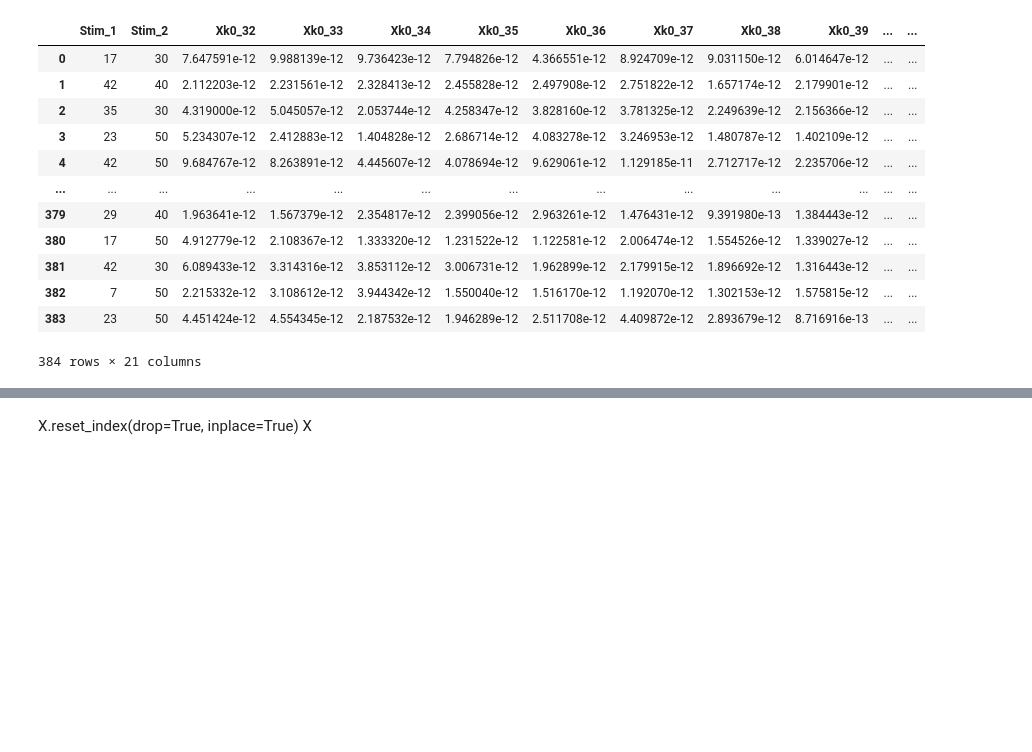
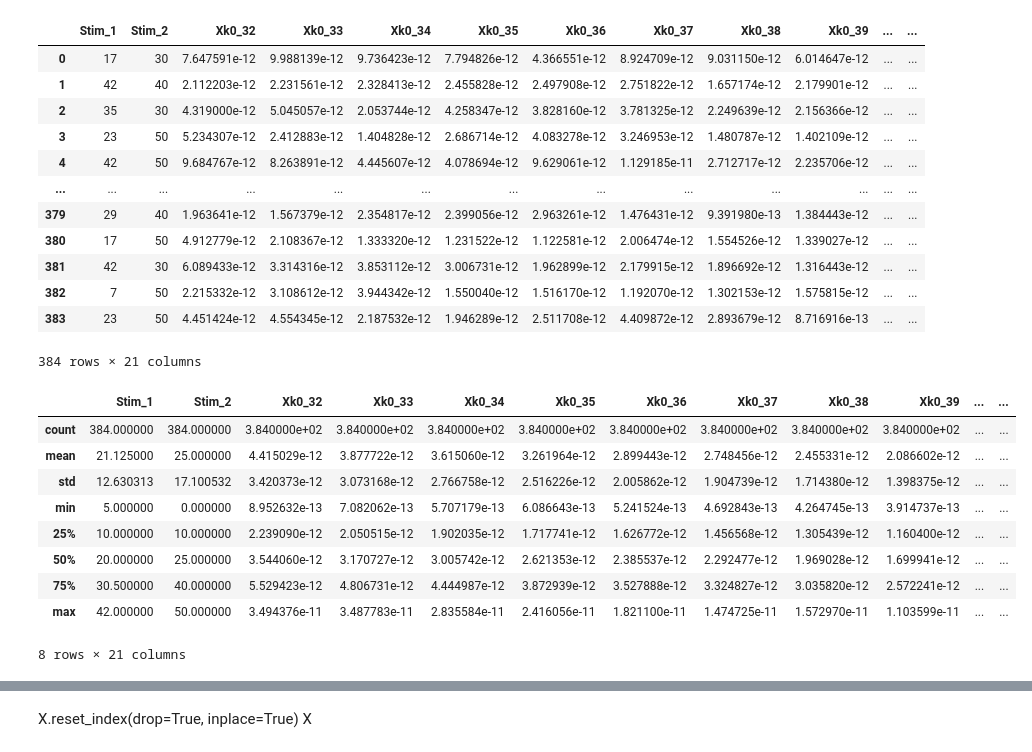
Before and after one commit to Simurgh818/NeuroGaussianProcess, a Jupyter notebook: GP_Anastheisa_vs_Awake.ipynb, the cells around one changed output, grey strips where cells are left out. Drawn from its saved outputs; the diff is of its cells as text; code cells hidden in the pictures; blank space fills up the shorter version.

```diff
--- a/GP_Anastheisa_vs_Awake.ipynb
+++ b/GP_Anastheisa_vs_Awake.ipynb
@@ -113,3 +113,16 @@ X
 | 382 | 7 | 50 | 2.215332e-12 | 3.108612e-12 | 3.944342e-12 | 1.550040e-12 | 1.516170e-12 | 1.192070e-12 | 1.302153e-12 | 1.575815e-12 | ... | ... |
 | 383 | 23 | 50 | 4.451424e-12 | 4.554345e-12 | 2.187532e-12 | 1.946289e-12 | 2.511708e-12 | 4.409872e-12 | 2.893679e-12 | 8.716916e-13 | ... | ... |
 384 rows × 21 columns
+# %%
+X.describe()
+# %% [output]
+|  | Stim_1 | Stim_2 | Xk0_32 | Xk0_33 | Xk0_34 | Xk0_35 | Xk0_36 | Xk0_37 | Xk0_38 | Xk0_39 | ... | ... |
+| count | 384.000000 | 384.000000 | 3.840000e+02 | 3.840000e+02 | 3.840000e+02 | 3.840000e+02 | 3.840000e+02 | 3.840000e+02 | 3.840000e+02 | 3.840000e+02 | ... | ... |
+| mean | 21.125000 | 25.000000 | 4.415029e-12 | 3.877722e-12 | 3.615060e-12 | 3.261964e-12 | 2.899443e-12 | 2.748456e-12 | 2.455331e-12 | 2.086602e-12 | ... | ... |
+| std | 12.630313 | 17.100532 | 3.420373e-12 | 3.073168e-12 | 2.766758e-12 | 2.516226e-12 | 2.005862e-12 | 1.904739e-12 | 1.714380e-12 | 1.398375e-12 | ... | ... |
+| min | 5.000000 | 0.000000 | 8.952632e-13 | 7.082062e-13 | 5.707179e-13 | 6.086643e-13 | 5.241524e-13 | 4.692843e-13 | 4.264745e-13 | 3.914737e-13 | ... | ... |
+| 25% | 10.000000 | 10.000000 | 2.239090e-12 | 2.050515e-12 | 1.902035e-12 | 1.717741e-12 | 1.626772e-12 | 1.456568e-12 | 1.305439e-12 | 1.160400e-12 | ... | ... |
+| 50% | 20.000000 | 25.000000 | 3.544060e-12 | 3.170727e-12 | 3.005742e-12 | 2.621353e-12 | 2.385537e-12 | 2.292477e-12 | 1.969028e-12 | 1.699941e-12 | ... | ... |
+| 75% | 30.500000 | 40.000000 | 5.529423e-12 | 4.806731e-12 | 4.444987e-12 | 3.872939e-12 | 3.527888e-12 | 3.324827e-12 | 3.035820e-12 | 2.572241e-12 | ... | ... |
+| max | 42.000000 | 50.000000 | 3.494376e-11 | 3.487783e-11 | 2.835584e-11 | 2.416056e-11 | 1.821100e-11 | 1.474725e-11 | 1.572970e-11 | 1.103599e-11 | ... | ... |
+8 rows × 21 columns
```
Also changed, not shown: parts of 3 cells of this notebook.
